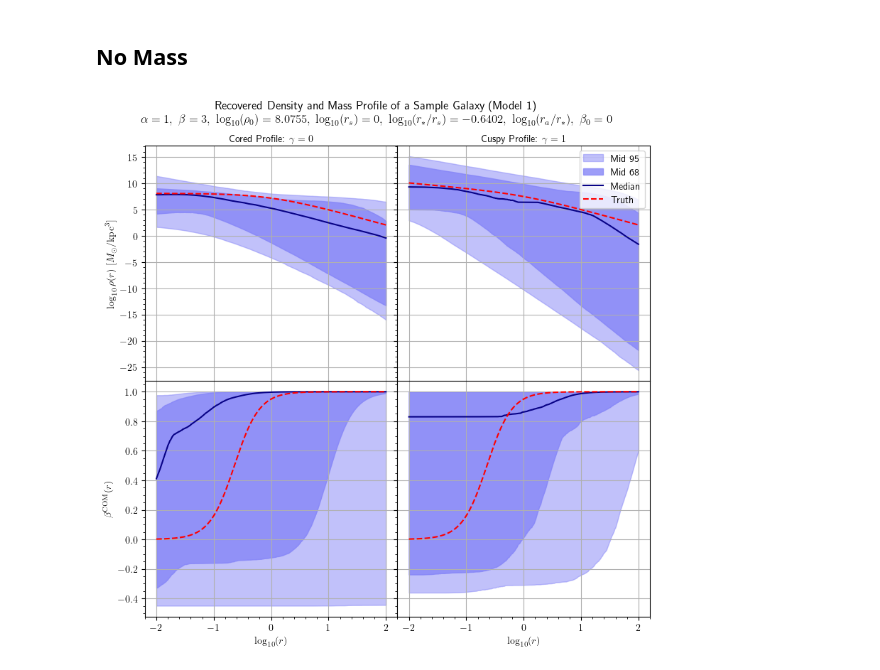
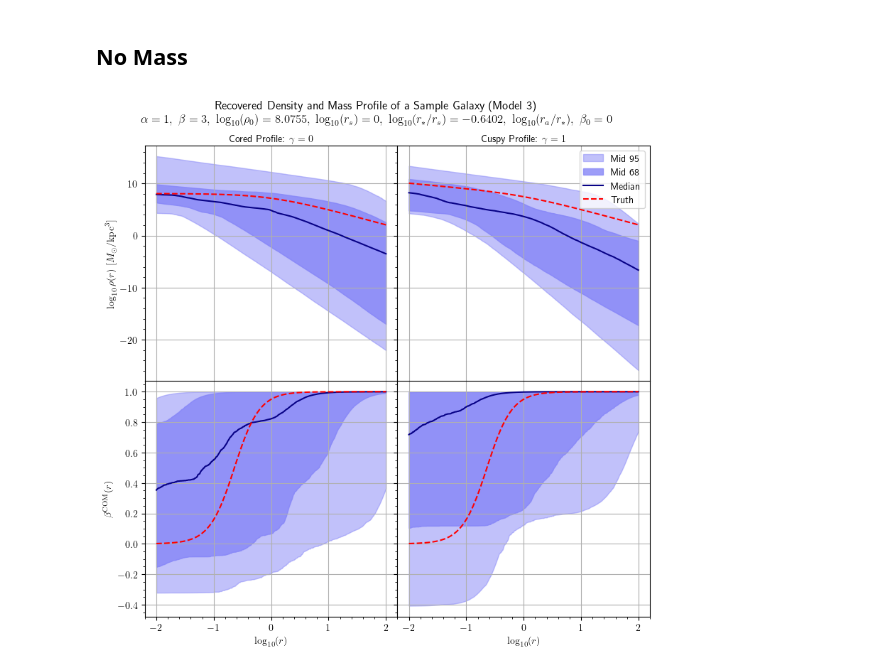
Before and after one commit to Anodymous1/suds, a Jupyter notebook: 8d_theta/posterior_graph.ipynb, the cells around one changed output. Drawn from its saved outputs; the diff is of its cells as text; code cells hidden in the pictures.

Commit message:
set up model 4, finished model 3 analysis

```diff
--- a/8d_theta/posterior_graph.ipynb
+++ b/8d_theta/posterior_graph.ipynb
@@ -296,7 +296,7 @@ def plot_aesthetics(ax, fig):
     ax[1,1].set_xlabel(r"$\log _{10} (r)$")
 
     title_text = (
-            r"Recovered Density and Mass Profile of a Sample Galaxy (Model 1)"
+            r"Recovered Density and Mass Profile of a Sample Galaxy (Model 3)"
             "\n"
             r"$\alpha = 1,\ \beta = 3,\ \log_{10}(\rho _0)=8.0755,\ \log_{10}(r_s) = 0,\ \log_{10}(r_* / r_s) = -0.6402,\ \log_{10} (r_a / r_*),\ \beta_0 = 0$"
         )
@@ -306,31 +306,31 @@ def plot_aesthetics(ax, fig):
 
     return ax, fig
 # %%
-core_params = load_csv("./model_1/mass_density_samples_core.csv", "Tensor")
-cusp_params = load_csv("./model_1/mass_density_samples_cusp.csv", "Tensor")
+core_params = load_csv("./model_3/mass_density_samples_core_t.csv", "Tensor")
+cusp_params = load_csv("./model_3/mass_density_samples_cusp_t.csv", "Tensor")
 
 fig, ax, x = initialize_plot(n_rows=2)
 core_density = density(x, core_params)
 # core_mass = mass(x, core_params)
 core_beta = betaCOM(x, core_params)
 
 
 cusp_density = density(x, cusp_params)
 # cusp_mass = mass(x, cusp_params)
 cusp_beta = betaCOM(x, cusp_params)
 
 true_cusp_density, true_cusp_mass, true_cusp_beta = prep_truth(x, [1, 3, 1, 8.0755, 0, -0.6402, 0, 0])
 true_core_density, true_core_mass, true_core_beta = prep_truth(x, [1, 3, 0, 8.0755, 0, -0.6402, 0, 0])
 
 ax = plot_line(ax, x, core_density, true_core_density,[0,0])
 # ax = plot_line(ax, x, core_mass,    true_core_mass,   [1,0])
 ax = plot_line(ax, x, core_beta,    true_core_beta,   [1,0])
 ax = plot_line(ax, x, cusp_density, true_cusp_density,[0,1])
 # ax = plot_line(ax, x, cusp_mass,    true_cusp_mass,   [1,1])
 ax = plot_line(ax, x, cusp_beta,    true_cusp_beta,   [1,1])
 
 ax, fig = plot_aesthetics(ax, fig)
 
 plt.show()
 # %% [output]
-[figure, old version]
+[figure, new version]
```
Also changed, not shown: 19 other files.
